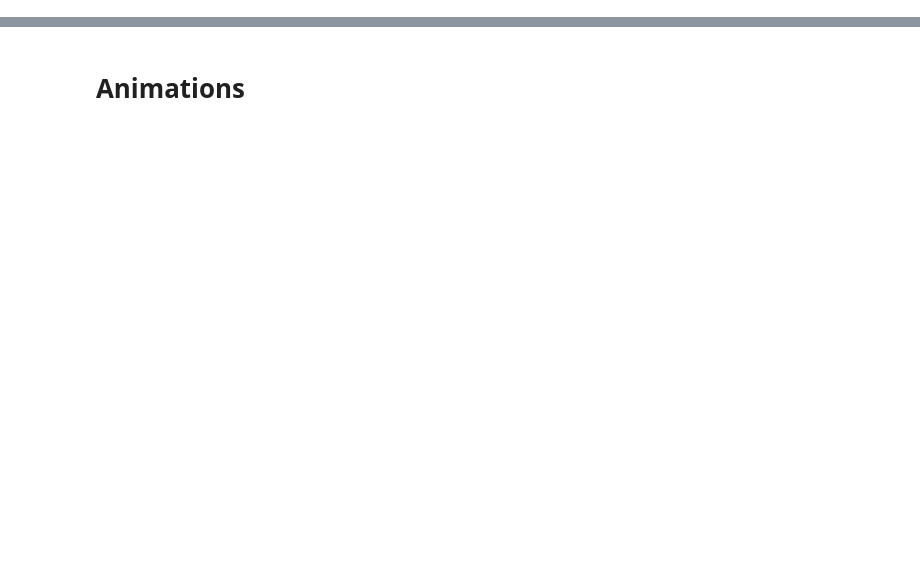
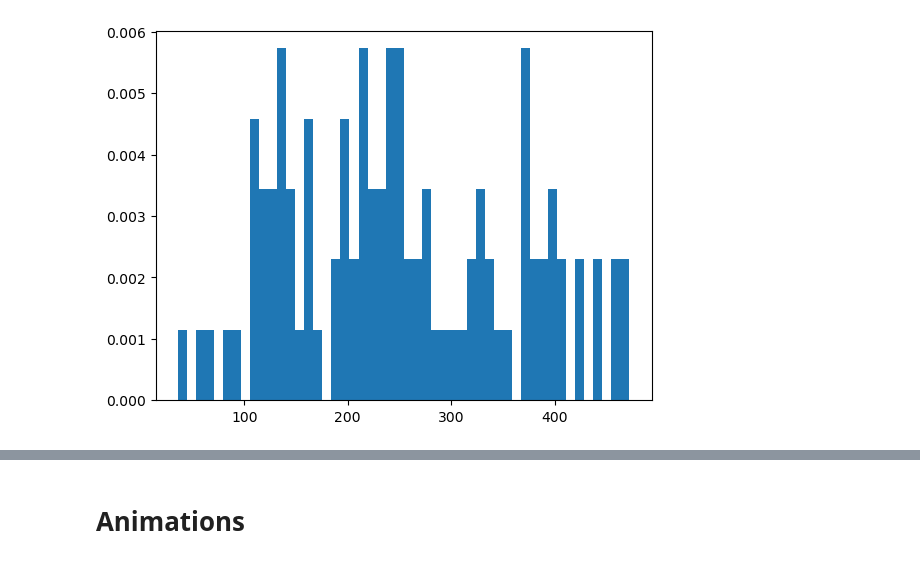
Before and after one commit to AdamSmithOrlik/dark-matter-N-body, a Jupyter notebook: N-body-solver-dev.ipynb, the cells around one changed output, grey strips where cells are left out. Cells and saved outputs as stored; diff of their text form; code cells hidden in the pictures; blank space fills up the shorter version.

```diff
--- a/N-body-solver-dev.ipynb
+++ b/N-body-solver-dev.ipynb
@@ -143,0 +190,8 @@ plot_particles(particles)
+# %%
+# plot the velocities
+velocities = np.array([p.velocity for p in particles])
+speeds = np.linalg.norm(velocities, axis=1)
+plt.hist(speeds, bins=50, density=True)
+plt.show()
+# %% [output]
+[figure, added]
```
Also changed, not shown: parts of 20 cells of this notebook, 8 other files.
